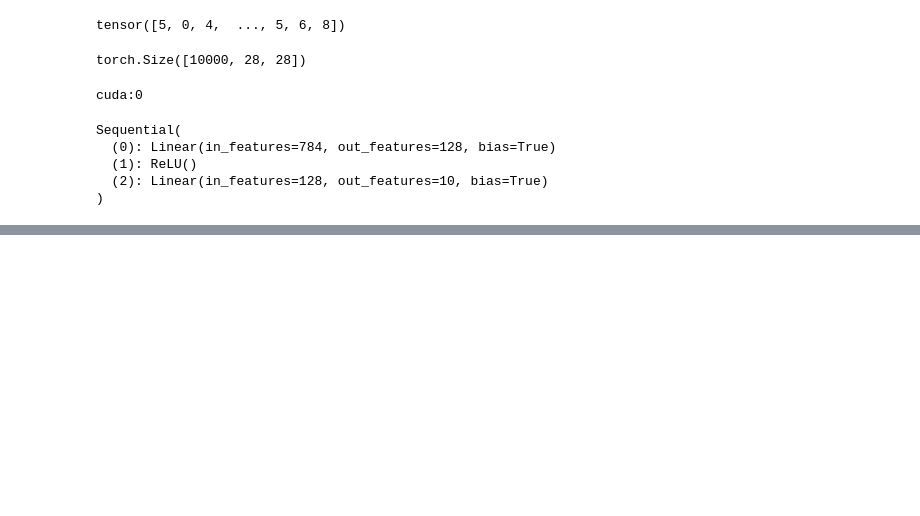
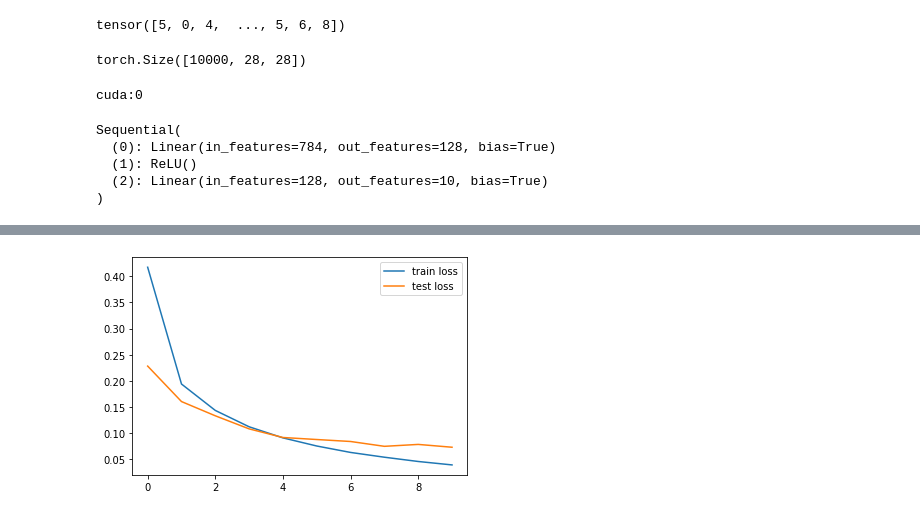
Before and after one commit to akiabe/udemy_PyTorch_DNN, a Jupyter notebook: pytorch_mnist_dnn.ipynb, the cells around one changed output, grey strips where cells are left out. Drawn from its saved outputs; the diff is of its cells as text; code cells hidden in the pictures; blank space fills up the shorter version.

```diff
--- a/pytorch_mnist_dnn.ipynb
+++ b/pytorch_mnist_dnn.ipynb
@@ -126,0 +131,33 @@ torch.Size([1])
+# %%
+n_epochs = 10
+
+train_losses = np.zeros(n_epochs)
+test_losses = np.zeros(n_epochs)
+
+for it in range(n_epochs):
+
+  train_loss = []
+  for inputs, targets in train_loader:
+    inputs, targets = inputs.to(device), targets.to(device)
+    inputs = inputs.view(-1, 784)
+    optimizer.zero_grad()
+    outputs = model(inputs)
+    loss = criterion(outputs, targets)
+    loss.backward()
+    optimizer.step()
+    train_loss.append(loss.item())
+  train_loss = np.mean(train_loss)
+
+  test_loss = []
+  for inputs, targets in test_loader:
+    inputs, targets = inputs.to(device), targets.to(device)
+    inputs = inputs.view(-1, 784)
+    outputs = model(inputs)
+    loss = criterion(outputs, targets)
+    test_loss.append(loss.item())
+  test_loss = np.mean(test_loss)
+
+  train_losses[it] = train_loss
+  test_losses[it] = test_loss
+
+  print(f"Epoch {it+1}/{n_epochs}, Train loss : {train_loss:.4f}, Test loss : {test_loss:.4f}")
@@ -126,0 +175,7 @@ torch.Size([1])
+# %%
+plt.plot(train_losses, label="train loss")
+plt.plot(test_losses, label="test loss")
+plt.legend()
+plt.show()
+# %% [output]
+[figure, added]
```
Also changed, not shown: parts of 3 cells of this notebook.
